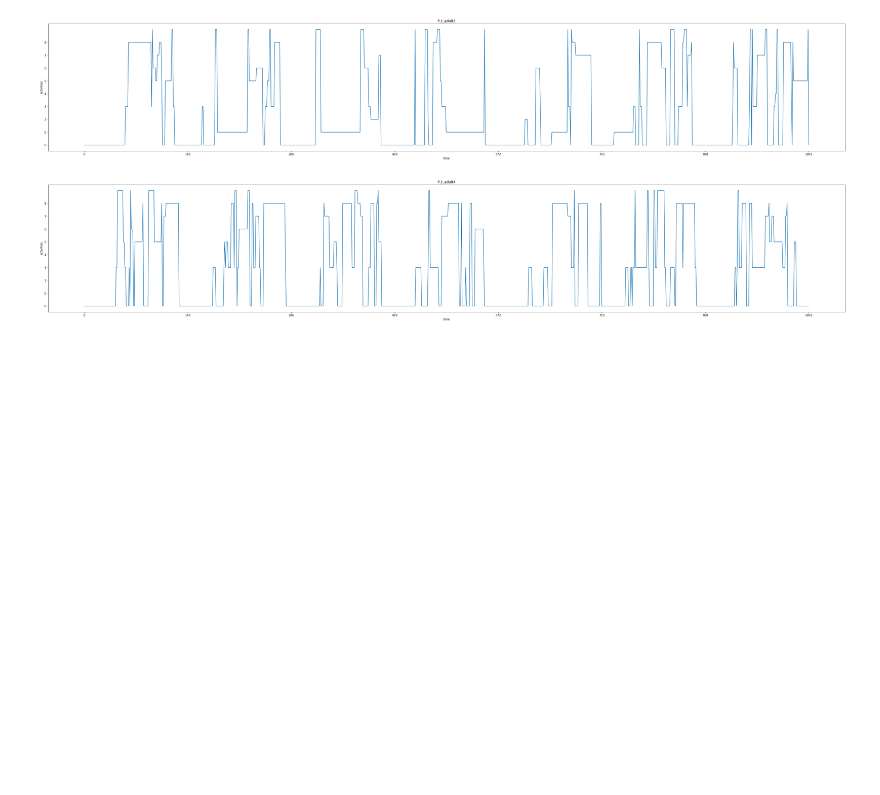
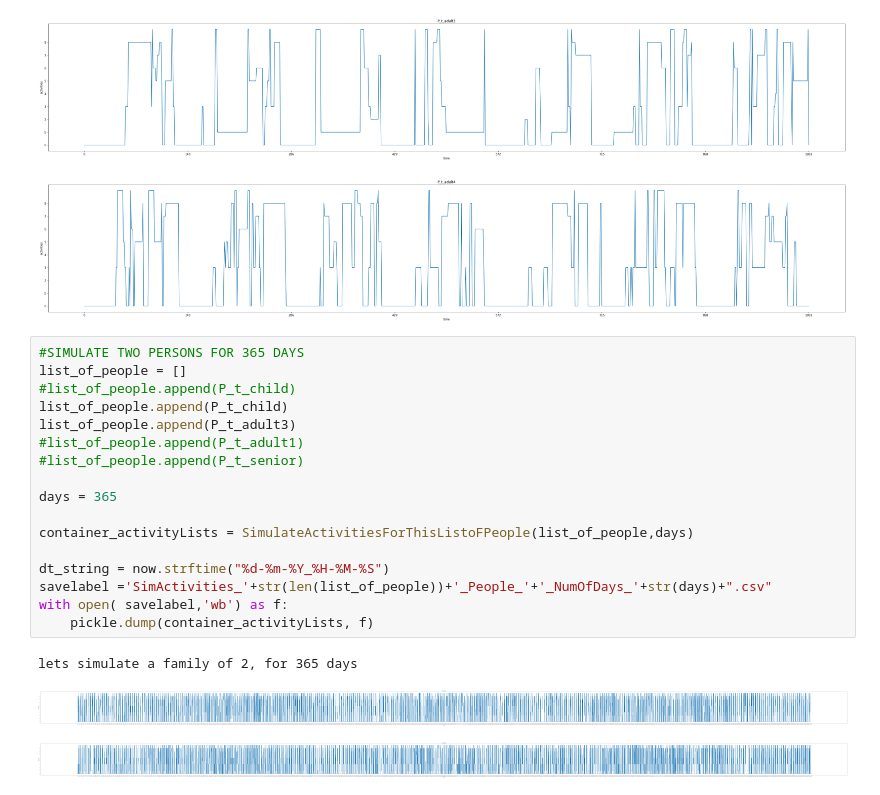
Before and after one commit to arita89/02443-SimSolarEnergy, a Jupyter notebook: code/MarkovChain.ipynb, the cells around one changed output. Saved outputs shown, nothing was run; the diff lists cells and outputs as text; blank space fills up the shorter version.

```diff
--- a/code/MarkovChain.ipynb
+++ b/code/MarkovChain.ipynb
@@ -401,3 +486,24 @@ lets simulate a family of 5, for 7 days
 [figure]
 [figure]
 [figure]
+# %%
+#SIMULATE TWO PERSONS FOR 365 DAYS
+list_of_people = []
+#list_of_people.append(P_t_child)
+list_of_people.append(P_t_child)
+list_of_people.append(P_t_adult3)
+#list_of_people.append(P_t_adult1)
+#list_of_people.append(P_t_senior)
+
+days = 365
+
+container_activityLists = SimulateActivitiesForThisListoFPeople(list_of_people,days)
+
+dt_string = now.strftime("%d-%m-%Y_%H-%M-%S")
+savelabel ='SimActivities_'+str(len(list_of_people))+'_People_'+'_NumOfDays_'+str(days)+".csv"
+with open( savelabel,'wb') as f:
+    pickle.dump(container_activityLists, f)
+# %% [output]
+lets simulate a family of 2, for 365 days
+[figure, added]
+[figure, added]
```
Also changed, not shown: parts of 26 cells of this notebook.
